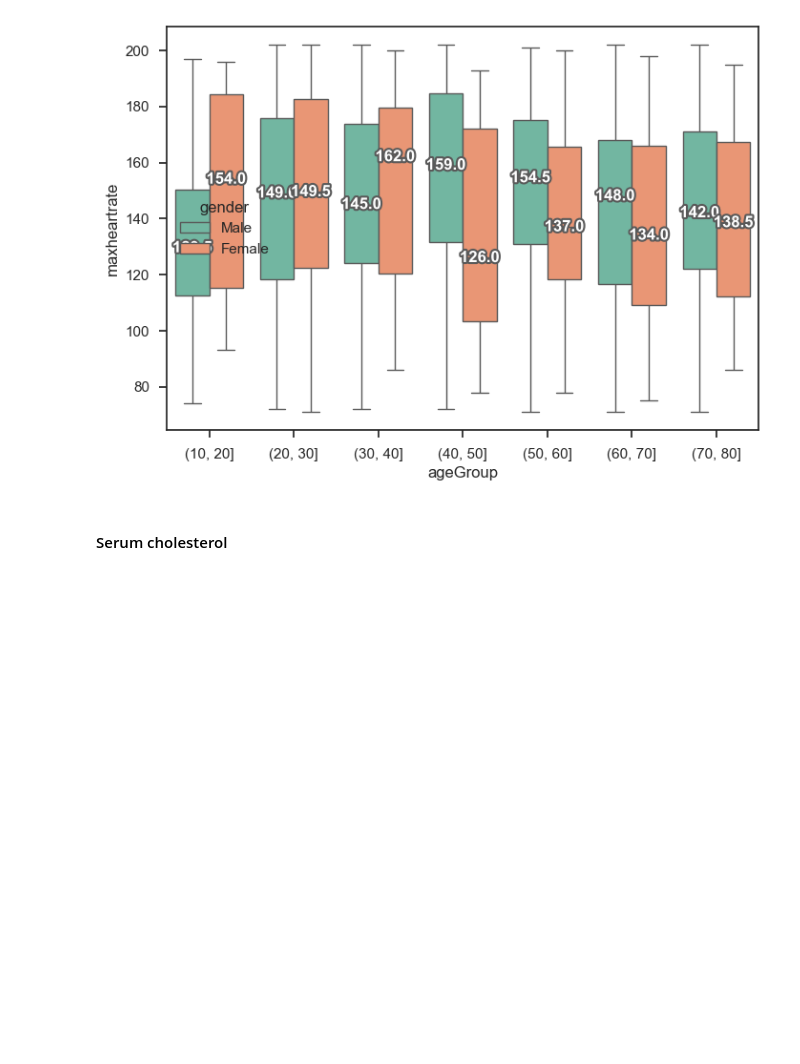
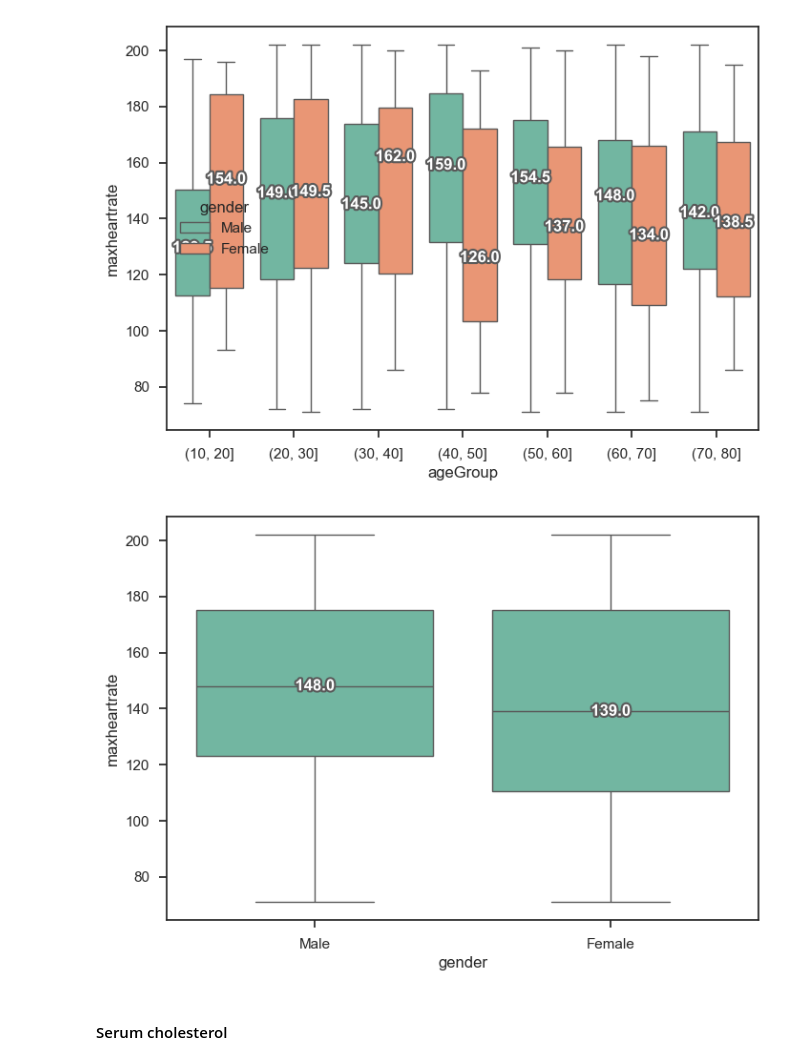
Before and after one commit to lexotero/kcl-7CCSONAR-analysis-and-reporting, a Jupyter notebook: src/notebook.ipynb, the cells around one changed output. Cells and saved outputs as stored; diff of their text form; code cells hidden in the pictures; blank space fills up the shorter version.

```diff
--- a/src/notebook.ipynb
+++ b/src/notebook.ipynb
@@ -310,6 +315,11 @@ ax = sns.boxplot(data=df, x="ageGroup", y="maxheartrate", hue="gender")
 add_median_labels(ax)
 # %% [output]
 [figure]
+# %%
+ax = sns.boxplot(data=df, x="gender", y="maxheartrate", hue="gender")
+add_median_labels(ax)
+# %% [output]
+[figure, added]
 # %% [markdown]
 #### Serum cholesterol
 # %%
```
Also changed, not shown: parts of 3 cells of this notebook.
